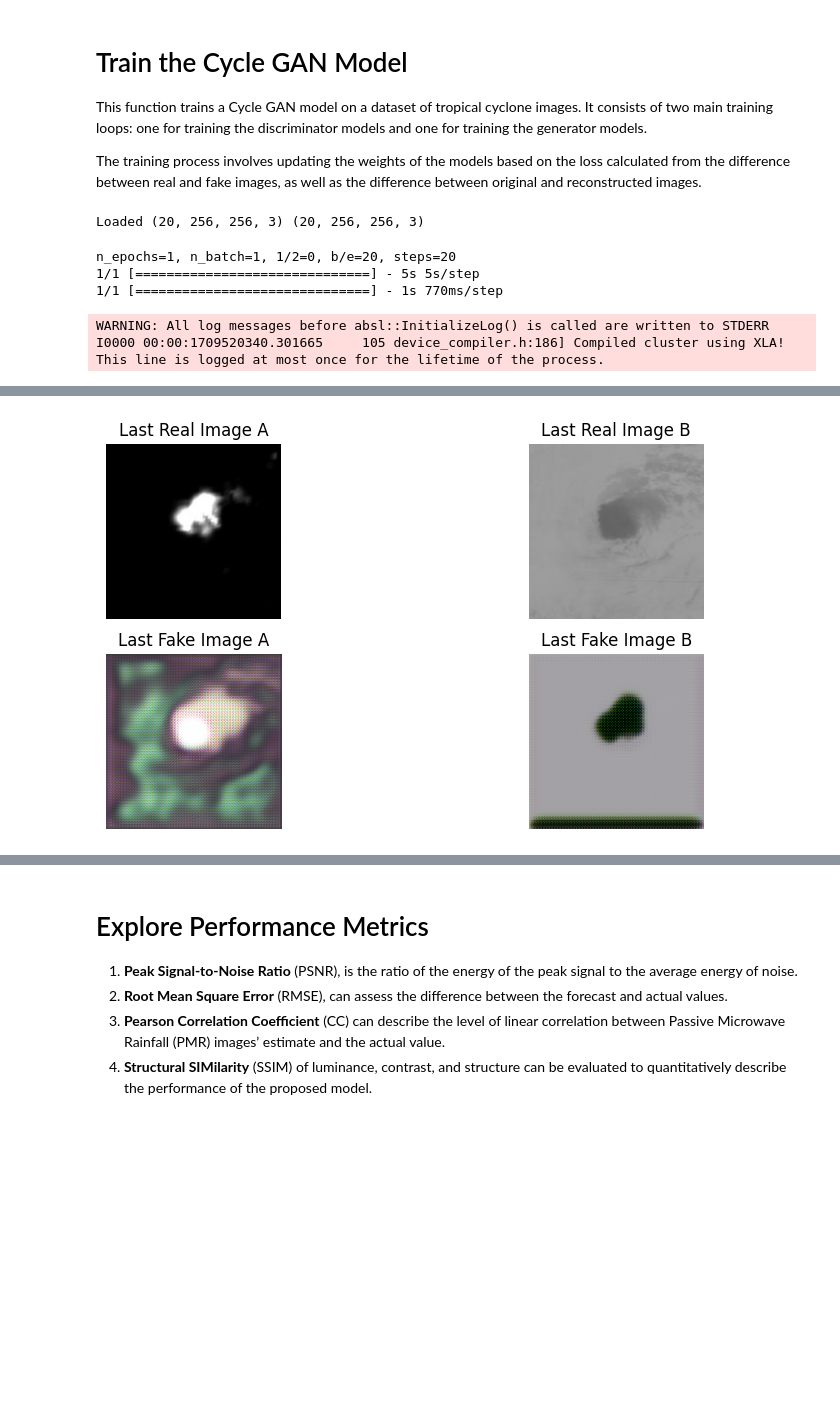
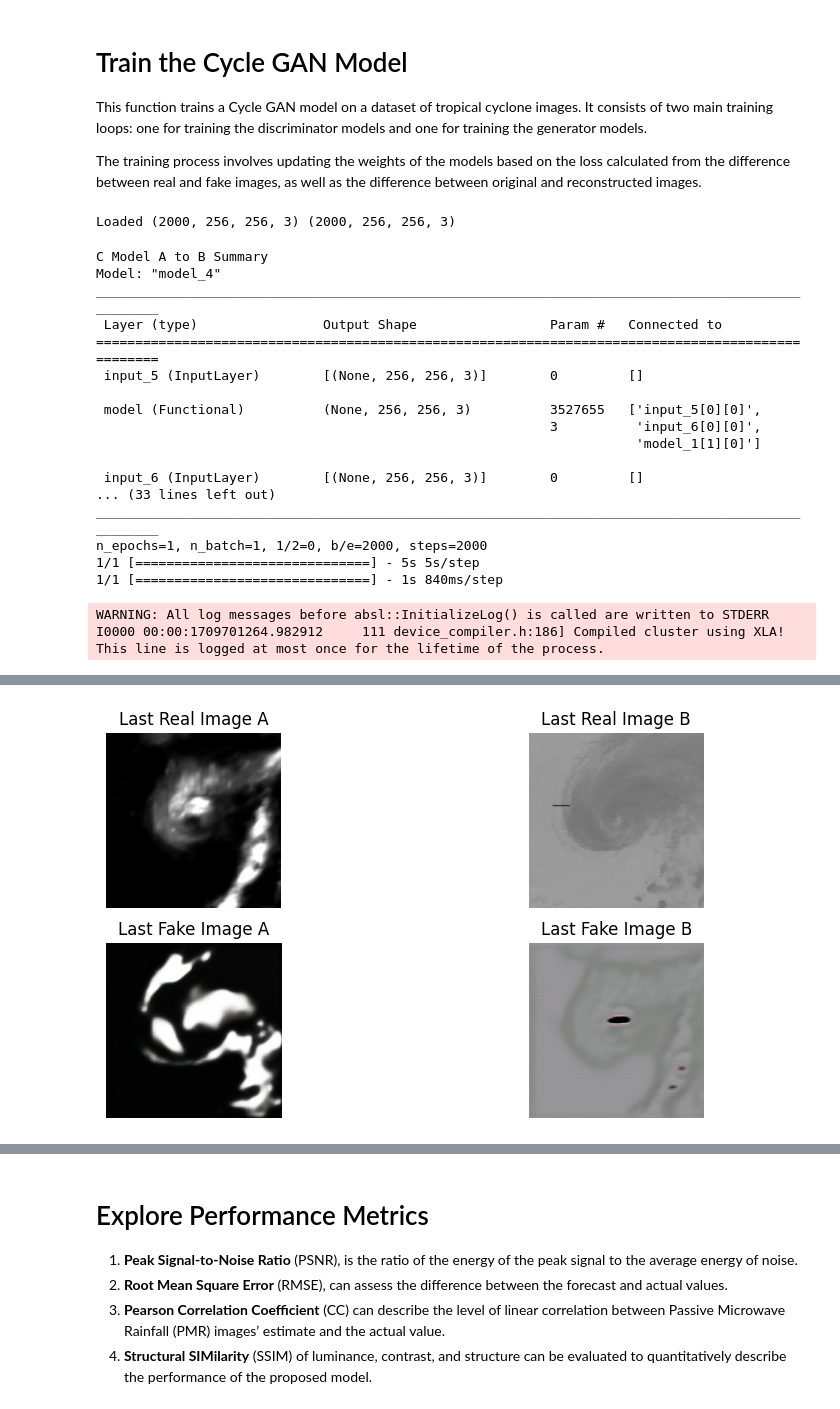
Before and after one commit to kbdharun/kaggle-notebooks, a Jupyter notebook: cyclone-cyclegan.ipynb, the cells around one changed output, grey strips where cells are left out. Cells and saved outputs as stored; diff of their text form; code cells hidden in the pictures; blank space fills up the shorter version.

```diff
--- a/cyclone-cyclegan.ipynb
+++ b/cyclone-cyclegan.ipynb
@@ -26,7 +26,7 @@ from keras.preprocessing.image import load_img
 from numpy import savez_compressed
 
 # Dataset directory path
-directory = r'/kaggle/input/tcirrp-dataset/TCIRRP/train0.01k'
+directory = r'/kaggle/input/tcirrp-dataset/TCIRRP/train1k'
 
 # Get a list of all the file paths
 image_paths = [os.path.join(directory, img) for img in os.listdir(directory)]
@@ -45,14 +45,14 @@ for i in range(len(images)):
     image2 = images[i][0:201,201:402]
 
     # Print the shape of the first half of the image
-    print(image1.shape)
+    # print(image1.shape)
 
     # Resize both halves of the image to 256x256
     image1=cv2.resize(image1,(256,256))
     image2=cv2.resize(image2,(256,256))
 
     # Print the shape of the resized first half of the image
-    print(image1.shape)
+    # print(image1.shape)
 
     # Reshape both halves of the image to have a depth of 3 (for RGB channels)
     image1=image1.reshape(256,256,3)
@@ -217,7 +205,7 @@ def define_discriminator(image_shape):
     model = Model(in_image, patch_out)
 
     # Compile the model with mean squared error loss, Adam optimizer with learning rate=0.0002 and beta_1=0.5, and a loss weight of 0.5
-    model.compile(loss='mse', optimizer=Adam(lr=0.0002, beta_1=0.5), loss_weights=[0.5])
+    model.compile(loss='mse', optimizer=Adam(learning_rate=0.0002, beta_1=0.5), loss_weights=[0.5])
 
     return model  # Return the compiled model
 # %% [markdown]
@@ -407,12 +395,12 @@ def save_models(step, g_model_AtoB, g_model_BtoA):
 
     # Save the first generator model (A to B)
     # The filename includes the current step number (plus one), formatted as a six-digit number
-    filename1 = 'models/g_model_AtoB_%06d.keras' % (step+1)
+    filename1 = 'models/g_model_AtoB_%d.keras' % (step+1)
     g_model_AtoB.save(filename1)
 
     # Save the second generator model (B to A)
     # The filename includes the current step number (plus one), formatted as a six-digit number
-    filename2 = 'models/g_model_BtoA_%06d.keras' % (step+1)
+    filename2 = 'models/g_model_BtoA_%d.keras' % (step+1)
     g_model_BtoA.save(filename2)
 
     # Print a message indicating that the models have been saved
@@ -557,11 +545,11 @@ def train(d_model_A, d_model_B, g_model_AtoB, g_model_BtoA, c_model_AtoB, c_mode
         # Summarize performance
         print('>%d, dA[%.3f,%.3f] dB[%.3f,%.3f] g[%.3f,%.3f]' % (i+1, dA_loss1,dA_loss2, dB_loss1,dB_loss2, g_loss1,g_loss2))
 
-        # Evaluate the model performance every so often
-        # Plot A->B translation
-        summarize_performance(i, g_model_AtoB, trainA, 'AtoB')
-        # Plot B->A translation
-        summarize_performance(i, g_model_BtoA, trainB, 'BtoA')
+    # Evaluate the model performance every so often
+    # Plot A->B translation
+    summarize_performance(i, g_model_AtoB, trainA, 'AtoB')
+    # Plot B->A translation
+    summarize_performance(i, g_model_BtoA, trainB, 'BtoA')
 
     # Save the models
     save_models(i, g_model_AtoB, g_model_BtoA)
@@ -619,12 +607,36 @@ c_model_AtoB = define_composite_model(g_model_AtoB, d_model_B, g_model_BtoA, ima
 # Define composite model: B -> A -> [real/fake, B]
 c_model_BtoA = define_composite_model(g_model_BtoA, d_model_A, g_model_AtoB, image_shape)
 
+# Summarize the model
+print('C Model A to B Summary')
+c_model_AtoB.summary()
+print('C Model B to A Summary')
+c_model_BtoA.summary()
+
+# Plot the model
+plot_model(c_model_AtoB, to_file='c-model-AtoB-plot.png', show_shapes=True, show_layer_names=True)
+plot_model(c_model_BtoA, to_file='c-model-BtoA-plot.png', show_shapes=True, show_layer_names=True)
+
 # Train models
 train(d_model_A, d_model_B, g_model_AtoB, g_model_BtoA, c_model_AtoB, c_model_BtoA, dataset)
 # %% [output]
-Loaded (20, 256, 256, 3) (20, 256, 256, 3)
+Loaded (2000, 256, 256, 3) (2000, 256, 256, 3)
-n_epochs=1, n_batch=1, 1/2=0, b/e=20, steps=20
+C Model A to B Summary
+Model: "model_4"
+__________________________________________________________________________________________________
+ Layer (type)                Output Shape                 Param #   Connected to
+==================================================================================================
+ input_5 (InputLayer)        [(None, 256, 256, 3)]        0         []
+
+ model (Functional)          (None, 256, 256, 3)          3527655   ['input_5[0][0]',
+                                                          3          'input_6[0][0]',
+                                                                     'model_1[1][0]']
+
+ input_6 (InputLayer)        [(None, 256, 256, 3)]        0         []
+... (33 lines left out)
+__________________________________________________________________________________________________
+n_epochs=1, n_batch=1, 1/2=0, b/e=2000, steps=2000
 1/1 [==============================] - 5s 5s/step
-1/1 [==============================] - 1s 770ms/step
+1/1 [==============================] - 1s 840ms/step
 WARNING: All log messages before absl::InitializeLog() is called are written to STDERR
-I0000 00:00:1709520340.301665     105 device_compiler.h:186] Compiled cluster using XLA!  This line is logged at most once for the lifetime of the process.
+I0000 00:00:1709701264.982912     111 device_compiler.h:186] Compiled cluster using XLA!  This line is logged at most once for the lifetime of the process.
@@ -648 +660 @@ I0000 00:00:1709520340.301665     105 device_compiler.h:186] Compiled cluster us
-[figure, old version]
+[figure, new version]
```
Also changed, not shown: parts of 27 cells of this notebook.
